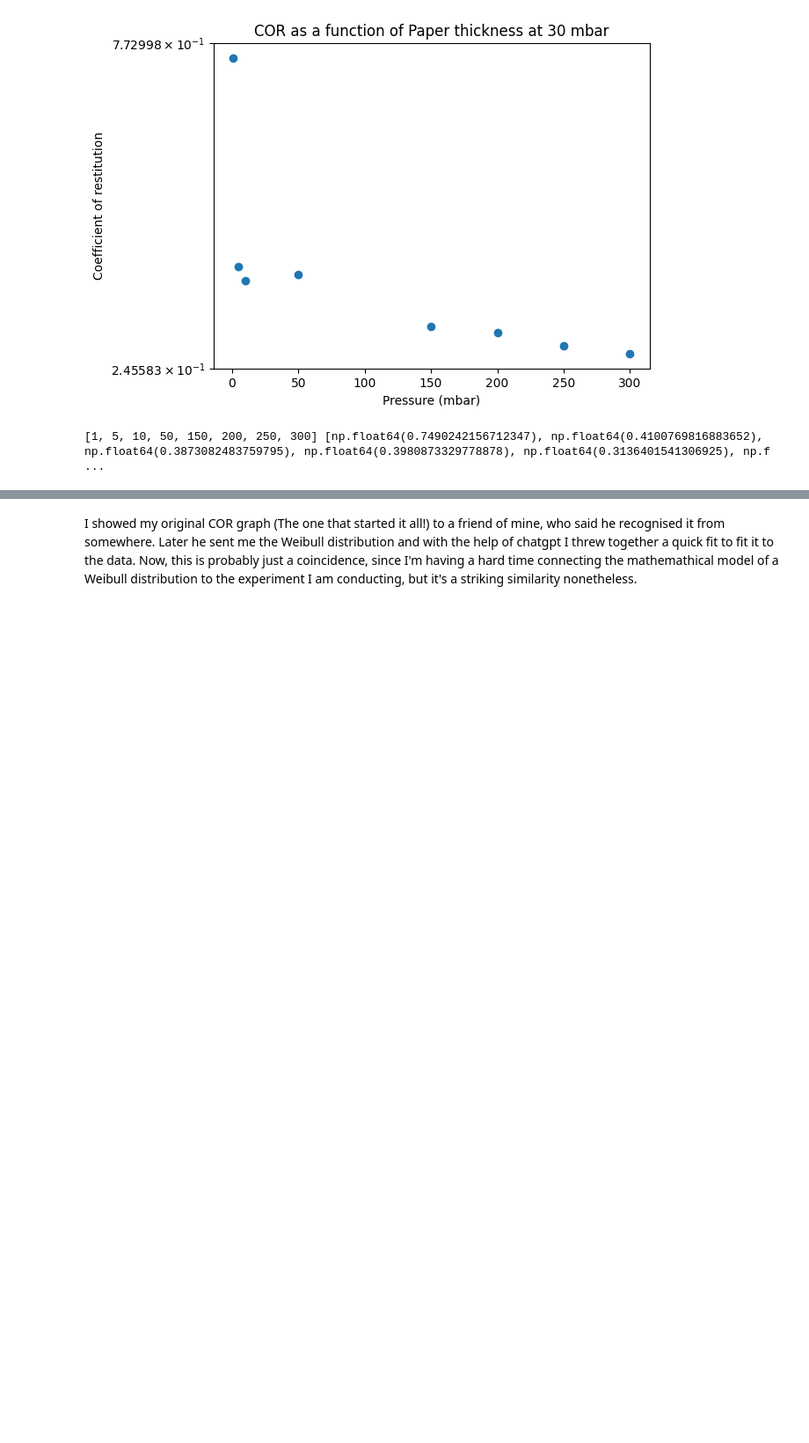
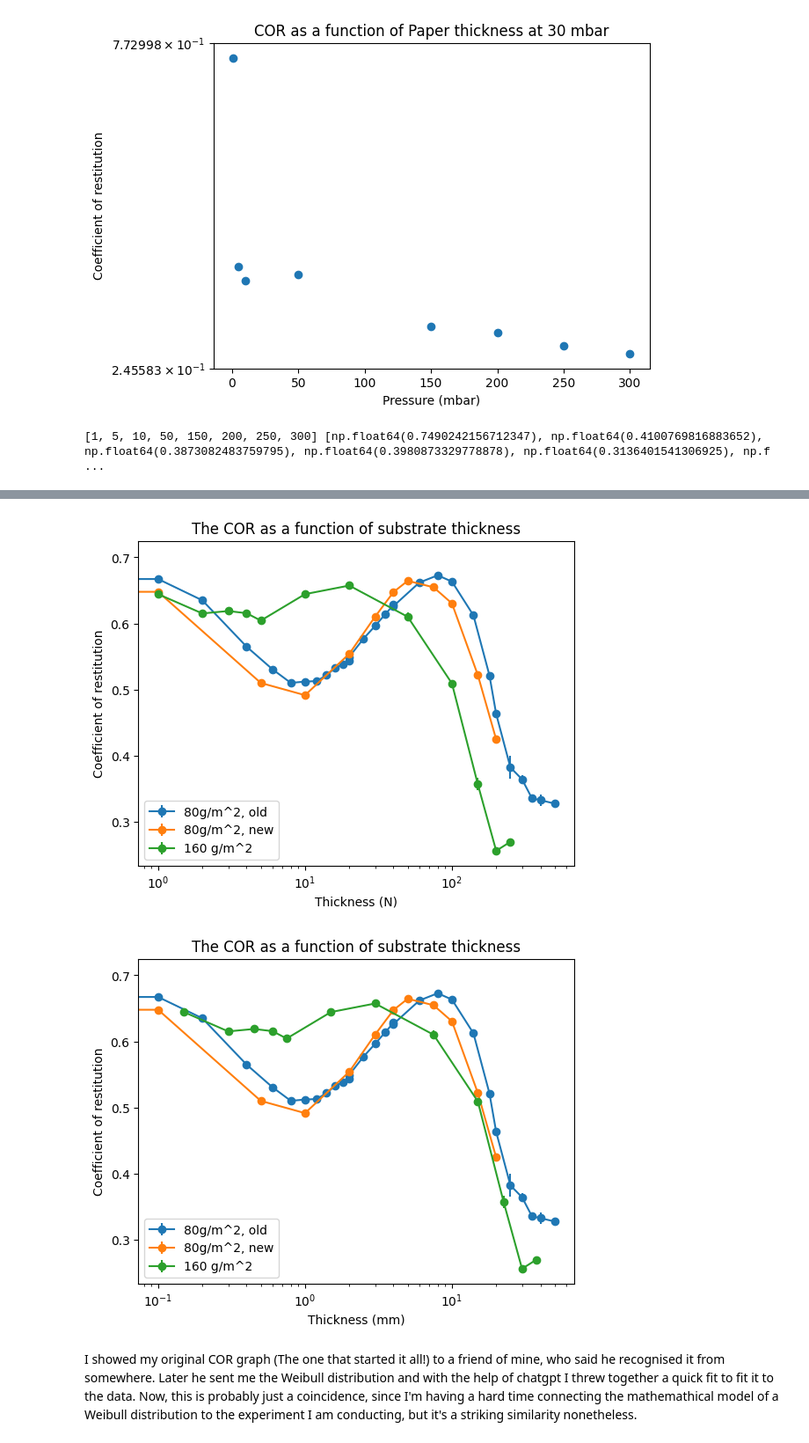
Before and after one commit to joshuadijksman/paperstack, a Jupyter notebook: Manou_version/code/Manou_Liesker_combinedata.ipynb, the cells around one changed output, grey strips where cells are left out. Shown at 88% size. Drawn from its saved outputs; the diff is of its cells as text; code cells hidden in the pictures; blank space fills up the shorter version.

```diff
--- a/Manou_version/code/Manou_Liesker_combinedata.ipynb
+++ b/Manou_version/code/Manou_Liesker_combinedata.ipynb
@@ -193,3 +310,42 @@ print(_22_7_Thickness, _22_7_COR)
+# %%
+d80_oldpaper_N = np.array(V_Thicknesses + T3_Thicknesses)
+d80_oldpaper_COR = np.array(V_COR + T_COR)
+d80_oldpaper_COR_err = np.array (V_COR_err + T_COR_err)
+
+order = np.argsort(d80_oldpaper_N)
+
+d80_old_N_sorted = d80_oldpaper_N[order]
+d80_old_COR_sorted = d80_oldpaper_COR[order]
+d80_old_COR_err_sorted = d80_oldpaper_COR_err[order]
+
+d80_old_mm = []
+
+for t in d80_old_N_sorted:
+    d80_old_mm.append(t * 0.1)
+
+
+plt.errorbar(d80_old_N_sorted, d80_old_COR_sorted, yerr= d80_old_COR_err_sorted, fmt = '-o', label = "80g/m^2, old")
+plt.errorbar(Thickness_80d_newpaper_unique, avg_COR_80d_newpaper, yerr = COR_err_80d_newpaper, fmt = '-o', label = "80g/m^2, new")
+plt.errorbar(Thickness_160d_unique, avg_COR_160d, yerr = COR_err_160d, fmt = '-o', label = '160 g/m^2')
+plt.title('The COR as a function of substrate thickness')
+plt.xlabel('Thickness (N)')
+plt.ylabel('Coefficient of restitution')
+plt.xscale('log')
+plt.legend()
+plt.show()
+
+plt.errorbar(d80_old_mm, d80_old_COR_sorted, yerr= d80_old_COR_err_sorted, fmt = '-o', label = "80g/m^2, old")
+plt.errorbar(Thickness_80d_newpaper_mm, avg_COR_80d_newpaper, yerr = COR_err_80d_newpaper, fmt = '-o', label = "80g/m^2, new")
+plt.errorbar(Thickness_160d_mm, avg_COR_160d, yerr = COR_err_160d, fmt = '-o', label = '160 g/m^2')
+plt.title('The COR as a function of substrate thickness')
+plt.xlabel('Thickness (mm)')
+plt.ylabel('Coefficient of restitution')
+plt.xscale('log')
+plt.legend()
+plt.show()
+# %% [output]
+[figure, new version]
+[figure, new version]
 # %% [markdown]
 I showed my original COR graph (The one that started it all!) to a friend of mine, who said he recognised it from somewhere. Later he sent me the Weibull distribution and with the help of chatgpt I threw together a quick fit to fit it to the data. Now, this is probably just a coincidence, since I'm having a hard time connecting the mathemathical model of a Weibull distribution to the experiment I am conducting, but it's a striking similarity nonetheless.
 # %%
```
Also changed, not shown: parts of 3 cells of this notebook, 1 other file.
